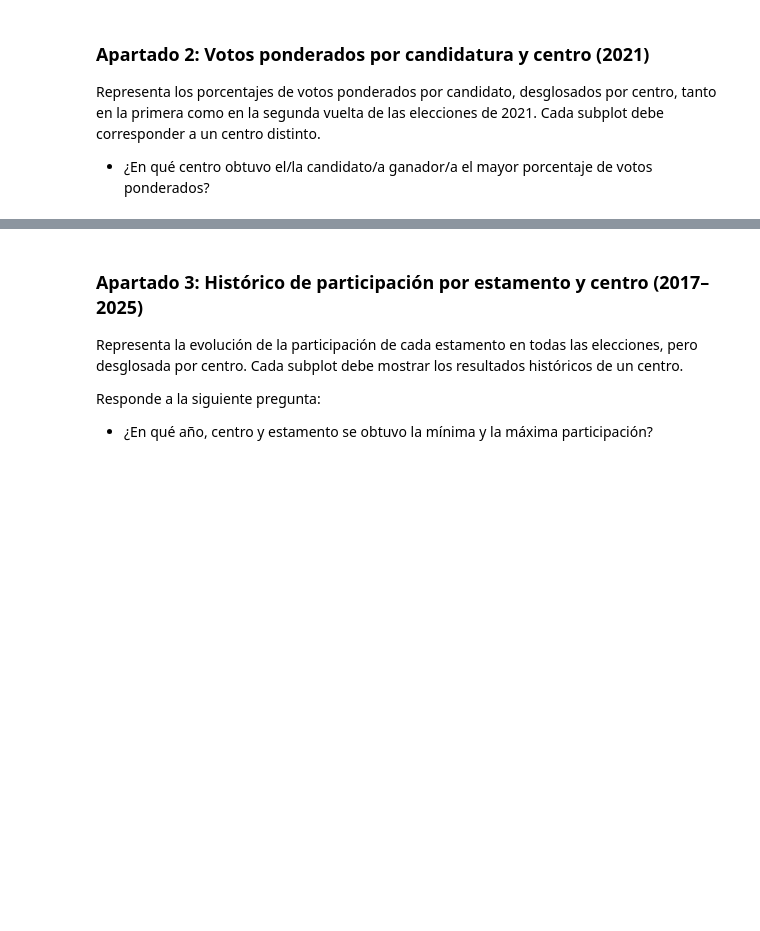
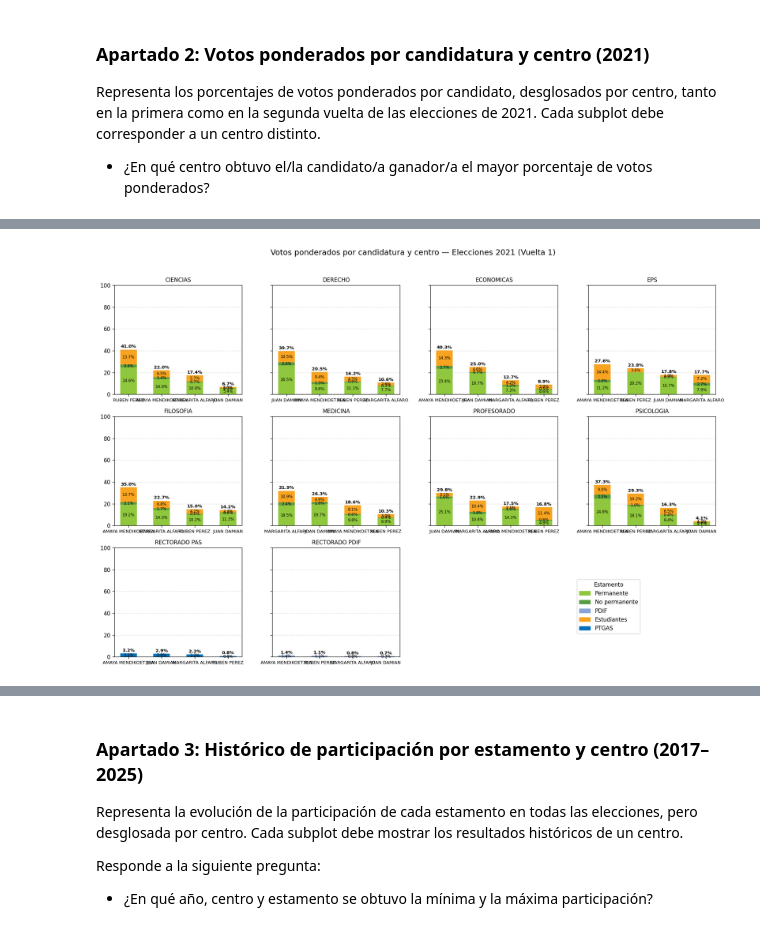
Before and after one commit to gabrieladamasuam/VD_G7312_P04, a Jupyter notebook: Parte1_Elecciones_UAM.ipynb, the cells around one changed output, grey strips where cells are left out. Cells and saved outputs as stored; diff of their text form; code cells hidden in the pictures; blank space fills up the shorter version.

```diff
--- a/Parte1_Elecciones_UAM.ipynb
+++ b/Parte1_Elecciones_UAM.ipynb
@@ -496,0 +701,21 @@ Representa los porcentajes de votos ponderados por candidato, desglosados por ce
+# %%
+# Cálculo de votos ponderados globales y por centro (Vuelta 1 y Vuelta 2)
+
+def calcular_votos_ponderados_global(df: pd.DataFrame) -> pd.DataFrame:
+    votos_cand_est = df.groupby(['Candidate', 'Category'])['Votos'].sum().unstack(fill_value=0)
+    votos_est = votos_cand_est.sum(axis=0)
+    porcentaje_est = votos_cand_est.divide(votos_est.replace(0, np.nan), axis=1) * 100
+    porcentaje_est = porcentaje_est.fillna(0)
+    ordered_cols = [col for col in estamentos_info.keys() if col in porcentaje_est.columns]
+    pesos = [get_peso(col) for col in ordered_cols]
+    votos_pond = porcentaje_est[ordered_cols].multiply(pesos, axis=1)
+    return votos_pond
+
+votos_pond_v1 = calcular_votos_ponderados_global(votos_v1)
+votos_pond_v2 = calcular_votos_ponderados_global(votos_v2)
+
+votos_pond_por_centro_v1 = calcular_votos_ponderados_por_centro(votos_v1)
+votos_pond_por_centro_v2 = calcular_votos_ponderados_por_centro(votos_v2)
+
+# Mostrar un vistazo rápido
+votos_pond_v1.head(), list(votos_pond_por_centro_v1.keys())[:5]
@@ -496,0 +737,9 @@ Representa los porcentajes de votos ponderados por candidato, desglosados por ce
+# %%
+# Graficación — Vuelta 1
+plt.rcParams.update({"figure.dpi": 120})
+graficar_votos_ponderados_por_centro_subplots(
+    votos_pond_por_centro_v1,
+    'Votos ponderados por candidatura y centro — Elecciones 2021 (Vuelta 1)'
+)
+# %% [output]
+[figure, added]
```
Also changed, not shown: parts of 7 cells of this notebook, 1 other file.
